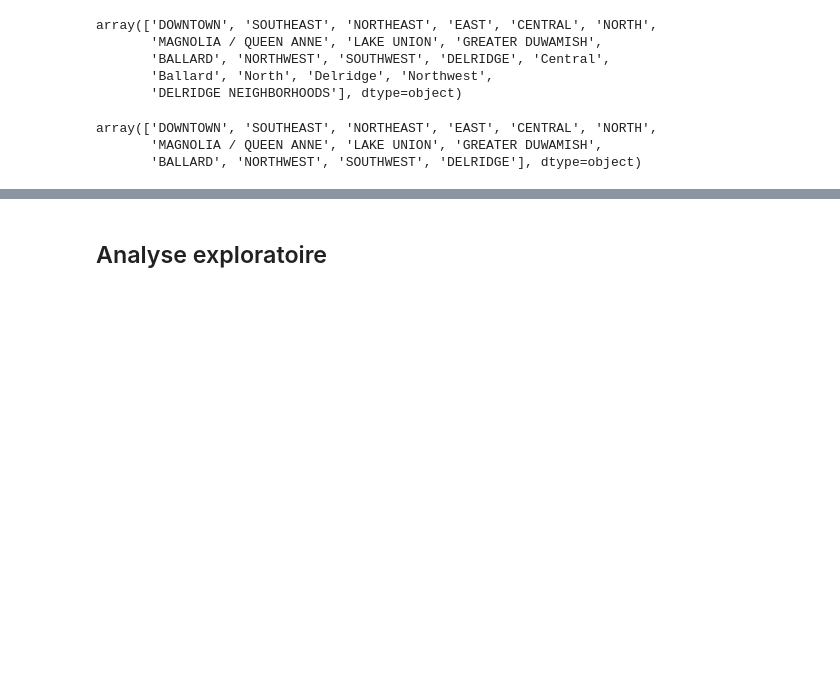
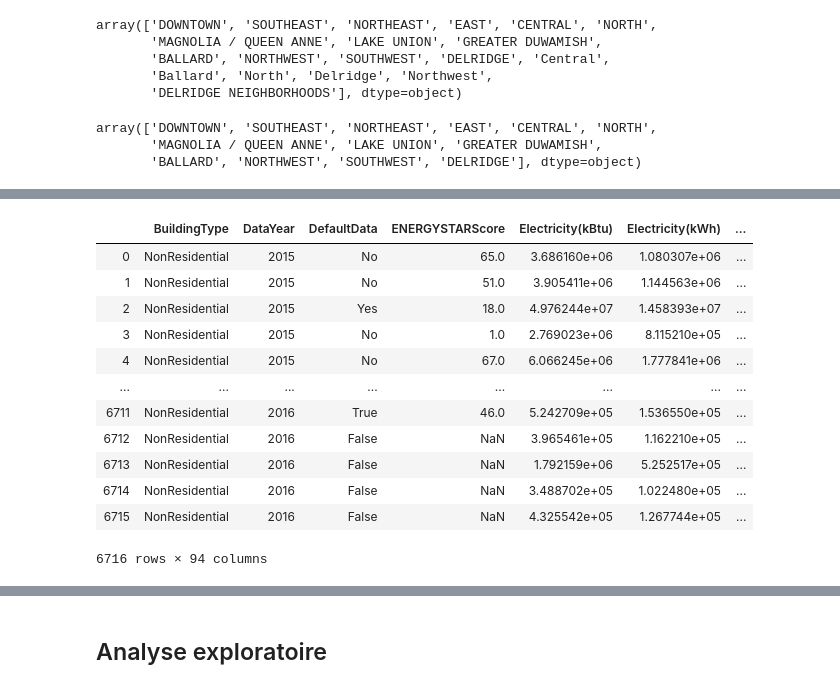
Before and after one commit to Julien-Martin/OC-IML-P3, a Jupyter notebook: Data Cleaning.ipynb, the cells around one changed output, grey strips where cells are left out. Saved outputs shown, nothing was run; the diff lists cells and outputs as text; code cells hidden in the pictures; blank space fills up the shorter version.

```diff
--- a/Data Cleaning.ipynb
+++ b/Data Cleaning.ipynb
@@ -463,0 +380,7 @@ print(data_test[['PropertyGFATotal', 'LargestPropertyUseTypeGFA']])
+# %%
+types_columns = ["LargestPropertyUseType", "SecondLargestPropertyUseType", "ThirdLargestPropertyUseType"]
+property_types = pd.concat([data['LargestPropertyUseType'], data['SecondLargestPropertyUseType'], data['ThirdLargestPropertyUseType']]).dropna().unique()
+for ptype in property_types:
+    data['PType_'+ptype] = 0.0
+    data['PType_'+ptype].astype(float)
+data[data.columns[pd.Series(data.columns).str.startswith('PType_')]]
@@ -463,0 +401,10 @@ print(data_test[['PropertyGFATotal', 'LargestPropertyUseTypeGFA']])
+# %%
+for column in types_columns:
+    for index in data[column].index:
+            ptype = data.at[index, column]
+            valueGFA = data.at[index, column + 'GFA']
+            percent_type = round(valueGFA * 100 / data.at[index, "PropertyGFATotal"], 2)
+            if pd.notna(ptype) & pd.notna(percent_type):
+                data.at[index, "PType_" + ptype] = percent_type
+data = data.drop(types_columns, axis=1)
+data = data.drop(["LargestPropertyUseTypeGFA", "SecondLargestPropertyUseTypeGFA", "ThirdLargestPropertyUseTypeGFA", "ListOfAllPropertyUseTypes"], axis=1)
@@ -464,3 +443,19 @@ print(data_test[['PropertyGFATotal', 'LargestPropertyUseTypeGFA']])
+# %%
+data
+# %% [output]
+|  | BuildingType | DataYear | DefaultData | ENERGYSTARScore | Electricity(kBtu) | Electricity(kWh) | ... |
+| 0 | NonResidential | 2015 | No | 65.0 | 3.686160e+06 | 1.080307e+06 | ... |
+| 1 | NonResidential | 2015 | No | 51.0 | 3.905411e+06 | 1.144563e+06 | ... |
+| 2 | NonResidential | 2015 | Yes | 18.0 | 4.976244e+07 | 1.458393e+07 | ... |
+| 3 | NonResidential | 2015 | No | 1.0 | 2.769023e+06 | 8.115210e+05 | ... |
+| 4 | NonResidential | 2015 | No | 67.0 | 6.066245e+06 | 1.777841e+06 | ... |
+| ... | ... | ... | ... | ... | ... | ... | ... |
+| 6711 | NonResidential | 2016 | True | 46.0 | 5.242709e+05 | 1.536550e+05 | ... |
+| 6712 | NonResidential | 2016 | False | NaN | 3.965461e+05 | 1.162210e+05 | ... |
+| 6713 | NonResidential | 2016 | False | NaN | 1.792159e+06 | 5.252517e+05 | ... |
+| 6714 | NonResidential | 2016 | False | NaN | 3.488702e+05 | 1.022480e+05 | ... |
+| 6715 | NonResidential | 2016 | False | NaN | 4.325542e+05 | 1.267744e+05 | ... |
+6716 rows × 94 columns
 # %%
 from sklearn.preprocessing import LabelEncoder
 
```
Also changed, not shown: parts of 10 cells of this notebook.
